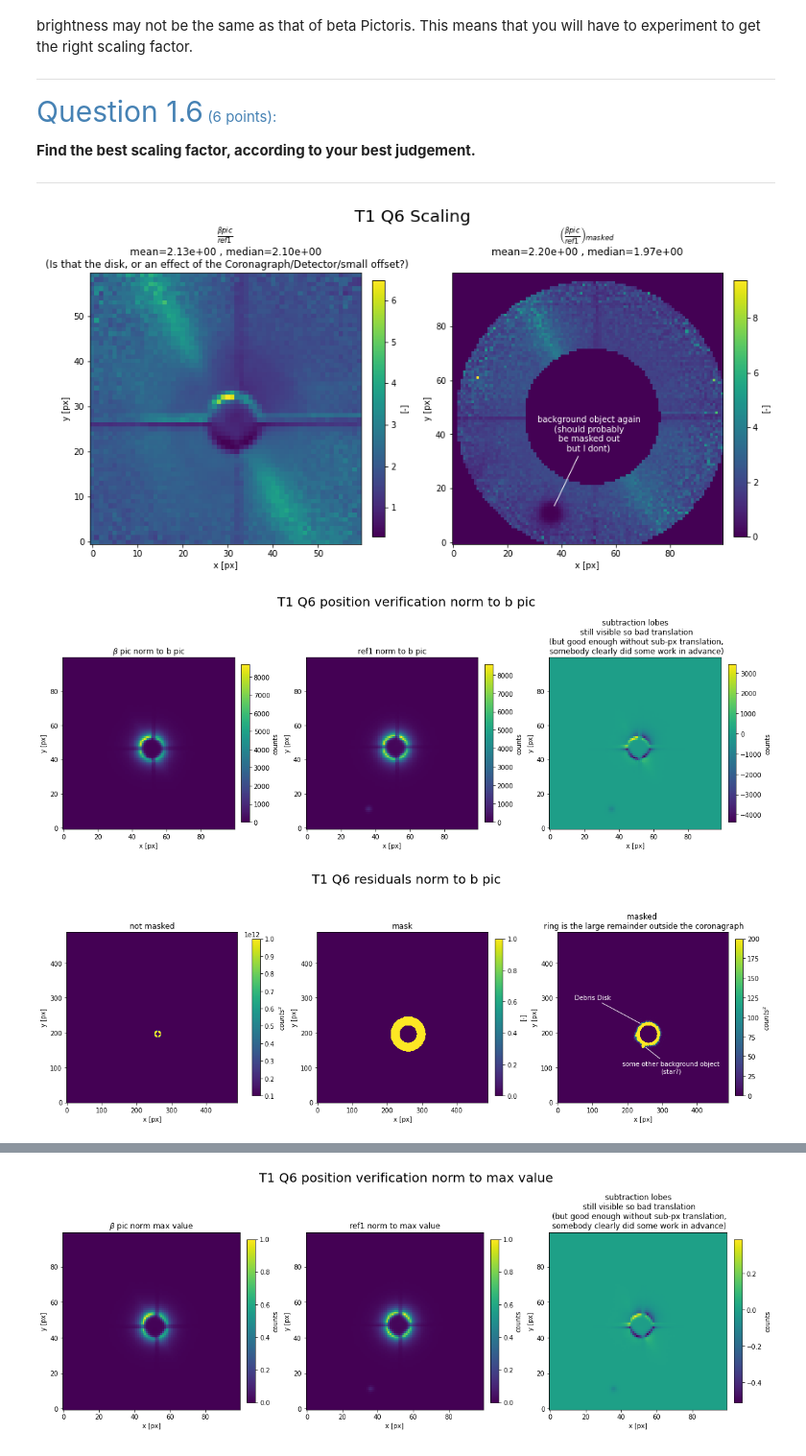
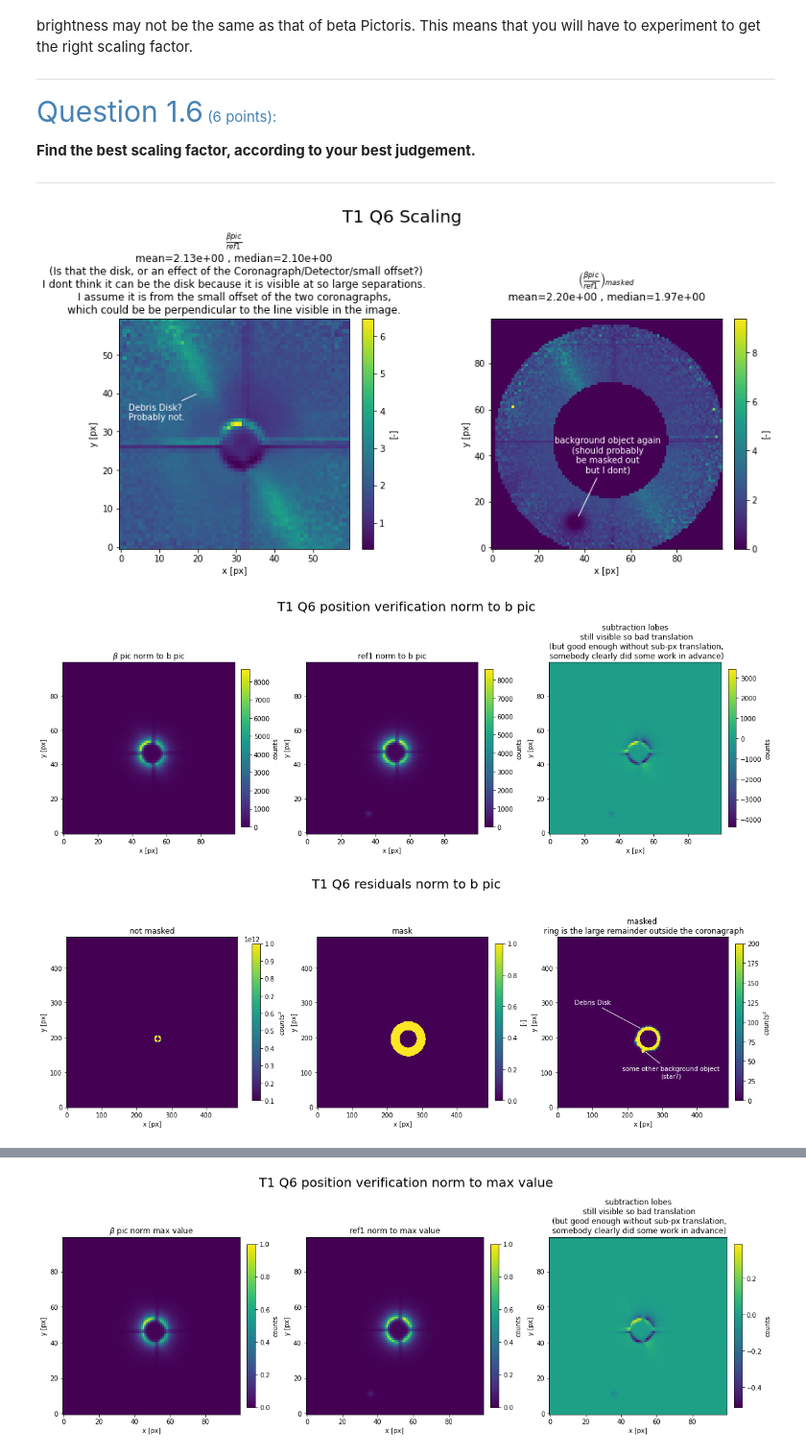
Before and after one commit to lwelzel/High-Contrast-Imaging-LU, a Jupyter notebook: week_1/HCI_2022_Week_1_Beta_Pictoris.ipynb, the cells around one changed output, grey strips where cells are left out. Shown at 96% size. Cells and saved outputs as stored; diff of their text form; code cells hidden in the pictures.

```diff
--- a/week_1/HCI_2022_Week_1_Beta_Pictoris.ipynb
+++ b/week_1/HCI_2022_Week_1_Beta_Pictoris.ipynb
@@ -425,7 +427,17 @@ pic1_tophat_conv = convolve(pic1, tophat_kernel)
 usm = pic1 - pic1_tophat_conv
 
 fig, ax = plt.subplots(1, figsize=(6,6))
-ax.imshow(usm, vmin=-0.5, vmax=200)
+im = ax.imshow(usm, vmin=-0.5, vmax=1)
+plt.colorbar(im, ax=ax, fraction=0.046, pad=0.04, label="counts")
+
+ax.annotate("Debris Disk", (235, 235), (100, 300),
+                  horizontalalignment='center', verticalalignment='center',
+                  fontsize=10, c="w",textcoords='data',
+                  xycoords="data",
+                  arrowprops=dict(arrowstyle='-',
+                                  fc='w',
+                                  color="w",
+                                  alpha=1))
 
 ax.set_xlabel('x [px]')
 ax.set_ylabel('y [px]')
@@ -477,8 +489,17 @@ for i, (sigma, ax) in enumerate(zip(sigmas, axes.flatten())):
         hdu = fits.PrimaryHDU(usm2)
         hdu.writeto(filename, overwrite=True)
 
-    im = ax.imshow(usm2[ymin:ymax, xmin:xmax], vmin=-20, vmax=200, cmap='Paired')
+    im = ax.imshow(usm2[ymin:ymax, xmin:xmax], vmin=-0.5, vmax=2, cmap='viridis')
     plt.colorbar(im, ax=ax, fraction=0.046, pad=0.04, label="counts")
+
+    ax.annotate("Debris Disk", (40, 80), (5, 70),
+                  horizontalalignment='left', verticalalignment='center',
+                  fontsize=10, c="w",textcoords='data',
+                  xycoords="data",
+                  arrowprops=dict(arrowstyle='-',
+                                  fc='w',
+                                  color="w",
+                                  alpha=1))
 
     ax.set_xlabel('x [px]')
     ax.set_ylabel('y [px]')
@@ -722,6 +744,7 @@ We will create another image of a nearby refence star ('pic_refsub.fits') that h
 ---
 # %%
 # Q6 answer here
+# I dont know whay, but when running this cell it jumps to the next one. Very weird.
 
 xmin, ymin = 210, 150
 xmax, ymax = xmin + 100, ymin + 100
@@ -755,7 +778,16 @@ im = ax.imshow(pic_delt[ymin+20:ymax-20, xmin+20:xmax-20], cmap='viridis')
 plt.colorbar(im, ax=ax, fraction=0.046, pad=0.04, label="[-]")
 ax.set_xlabel('x [px]')
 ax.set_ylabel('y [px]')
-ax.set_title(r'$\frac{\beta pic}{ref1}$ '+f'\nmean={np.mean(pic_delt[ymin+20:ymax-20, xmin+20:xmax-20]):.2e} , median={np.median(pic_delt[ymin+20:ymax-20, xmin+20:xmax-20]):.2e}\n (Is that the disk, or an effect of the Coronagraph/Detector/small offset?)')
+ax.set_title(r'$\frac{\beta pic}{ref1}$ '+f'\nmean={np.mean(pic_delt[ymin+20:ymax-20, xmin+20:xmax-20]):.2e} , median={np.median(pic_delt[ymin+20:ymax-20, xmin+20:xmax-20]):.2e}\n (Is that the disk, or an effect of the Coronagraph/Detector/small offset?)\nI dont think it can be the disk because it is visible at so large separations.\nI assume it is from the small offset of the two coronagraphs,\nwhich could be be perpendicular to the line visible in the image.')
+
+ax.annotate("Debris Disk?\nProbably not.", (20, 40), (2, 35),
+              horizontalalignment='left', verticalalignment='center',
+              fontsize=10, c="w",textcoords='data',
+              xycoords="data",
+              arrowprops=dict(arrowstyle='-',
+                              fc='w',
+                              color="w",
+                              alpha=1))
 
 im = ax2.imshow((pic_delt*mask)[ymin:ymax, xmin:xmax], cmap='viridis')
 plt.colorbar(im, ax=ax2, fraction=0.046, pad=0.04, label="[-]")
@@ -843,34 +875,34 @@ axes[-1].annotate("some other background object\n(star?)", (250, 160), (325, 100
                   arrowprops=dict(arrowstyle='-',
                                   fc='w',
                                   color="w",
                                   alpha=1))
 axes[-1].annotate("Debris Disk", (240, 225), (100, 300),
                   horizontalalignment='center', verticalalignment='center',
                   fontsize=10, c="w",textcoords='data',
                   xycoords="data",
                   arrowprops=dict(arrowstyle='-',
                                   fc='w',
                                   color="w",
                                   alpha=1))
 fig.suptitle(r'T1 Q6 residuals norm to b pic', fontsize=20)
 plt.show()
 
 # ====================================
 
 fig, ax = plt.subplots(nrows=1, ncols=1,
                          constrained_layout=True, subplot_kw={'aspect': 1},
                          # sharex=True, sharey=True,
                          figsize=(6, 6))
 pic_delt = pic1 - scale * ref1
 im = ax.imshow(pic_delt[ymin:ymax, xmin:xmax], vmin=-200, vmax = 200, cmap='viridis')
 plt.colorbar(im, ax=ax, fraction=0.046, pad=0.04, label="counts")
 ax.set_xlabel('x [px]')
 ax.set_ylabel('y [px]')
 ax.set_title(r'$\beta$ pic - scale$_{b~pic}$ * ref1'+f'\nwow, this is kinda bad')
 fig.suptitle(r'T1 Q6 Subtraction norm to b pic', fontsize=20)
 plt.show()
 # %% [output]
-[figure, old version]
+[figure, new version]
 [figure]
 [figure]
 [figure]
```
Also changed, not shown: parts of 8 cells of this notebook.
